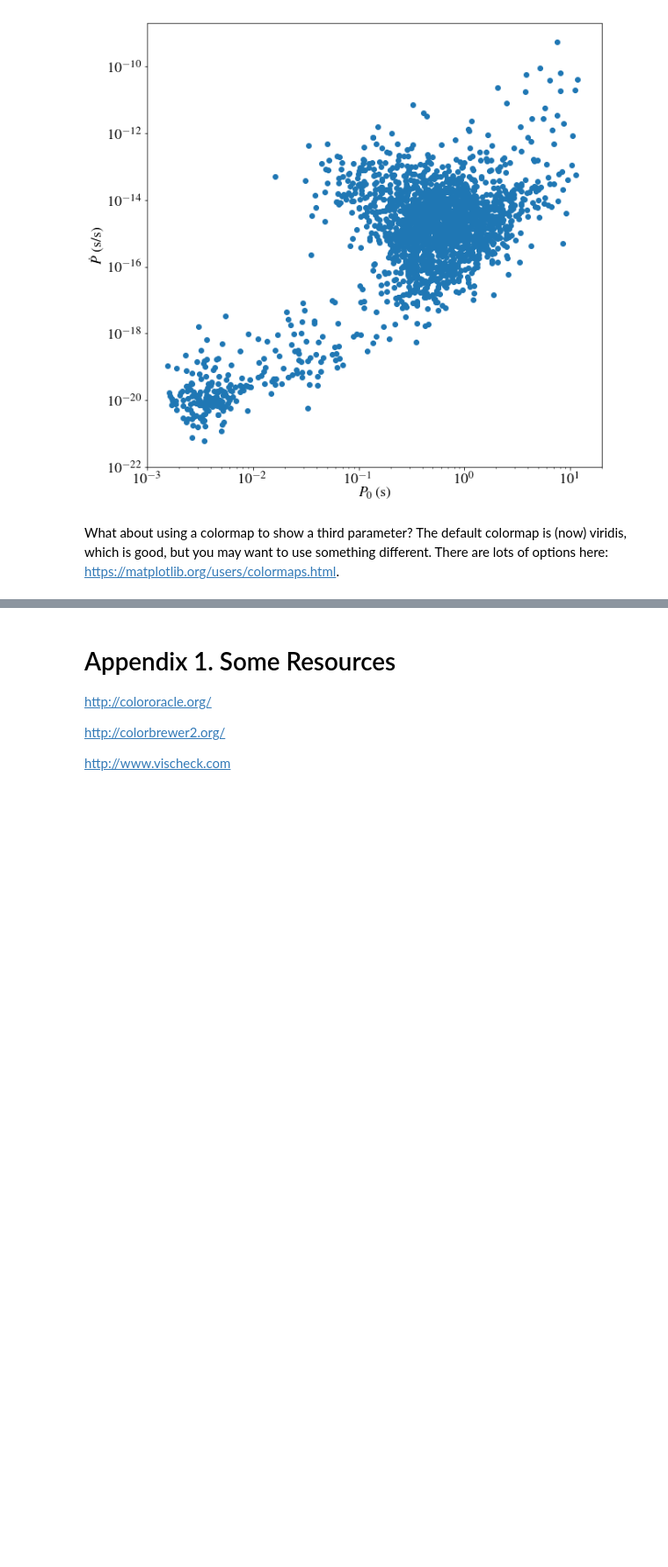
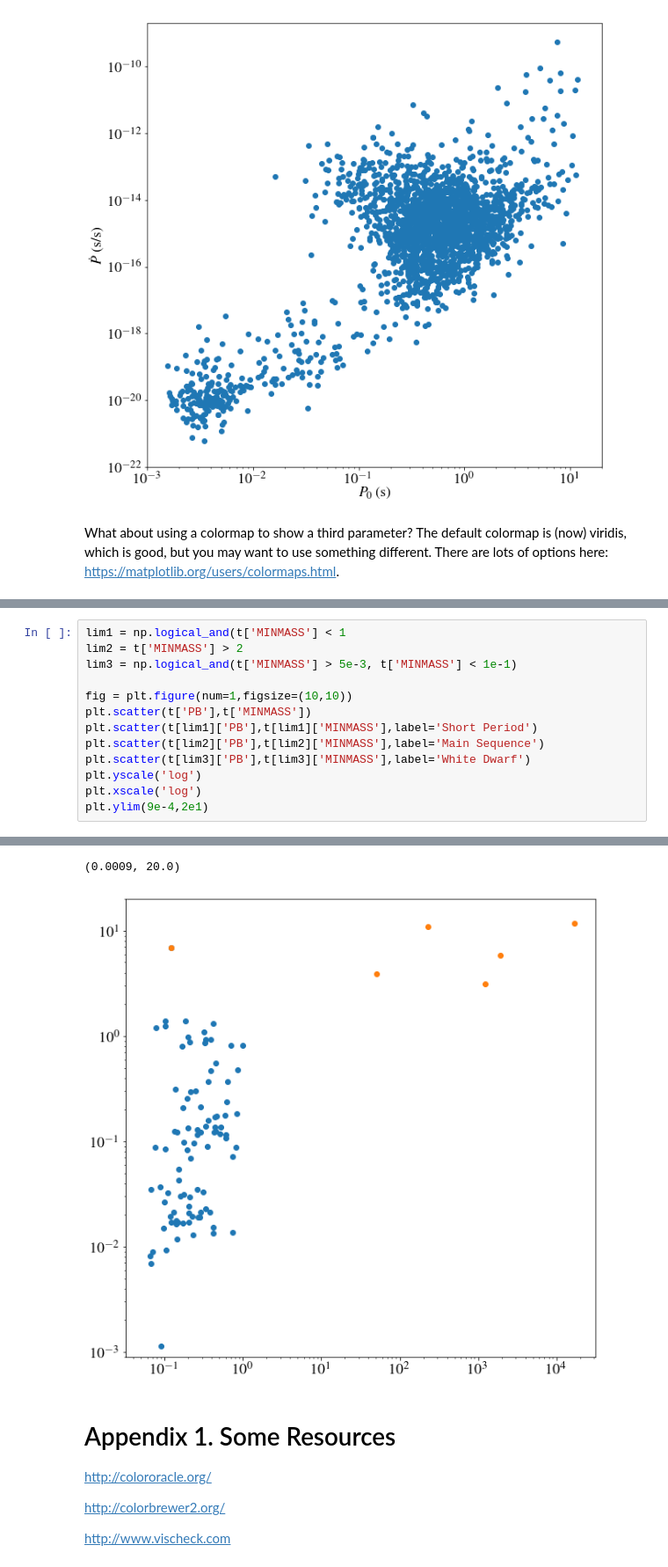
Before and after one commit to swincas/cookies-n-code, a Jupyter notebook: tutorials/python-vis_all/Dos-n-Donts_Py-Vis.ipynb, the cells around one changed output, grey strips where cells are left out. Shown: that part at 88% size. Cells and saved outputs as stored; diff of their text form; blank space fills up the shorter version.

```diff
--- a/tutorials/python-vis_all/Dos-n-Donts_Py-Vis.ipynb
+++ b/tutorials/python-vis_all/Dos-n-Donts_Py-Vis.ipynb
@@ -121,0 +125,14 @@ Text(0.5,0,'$P_0$ (s)')
+# %%
+lim1 = np.logical_and(t['MINMASS'] < 1
+lim2 = t['MINMASS'] > 2
+lim3 = np.logical_and(t['MINMASS'] > 5e-3, t['MINMASS'] < 1e-1)
+
+fig = plt.figure(num=1,figsize=(10,10))
+plt.scatter(t['PB'],t['MINMASS'])
+plt.scatter(t[lim1]['PB'],t[lim1]['MINMASS'],label='Short Period')
+plt.scatter(t[lim2]['PB'],t[lim2]['MINMASS'],label='Main Sequence')
+plt.scatter(t[lim3]['PB'],t[lim3]['MINMASS'],label='White Dwarf')
+plt.yscale('log')
+plt.xscale('log')
+plt.ylim(9e-4,2e1)
+# %% [output]
@@ -122,3 +140,5 @@ Text(0.5,0,'$P_0$ (s)')
+(0.0009, 20.0)
+[figure, added]
 # %% [markdown]
 # Appendix 1. Some Resources
 
```
Also changed, not shown: parts of 4 cells of this notebook.
